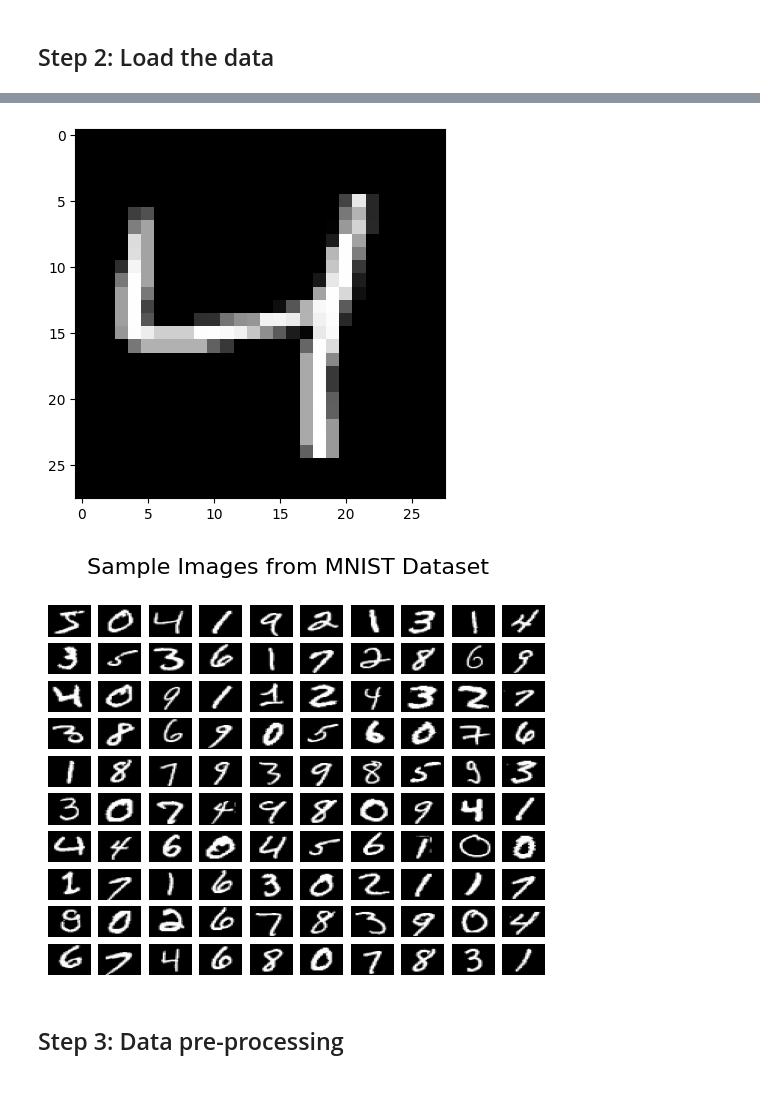
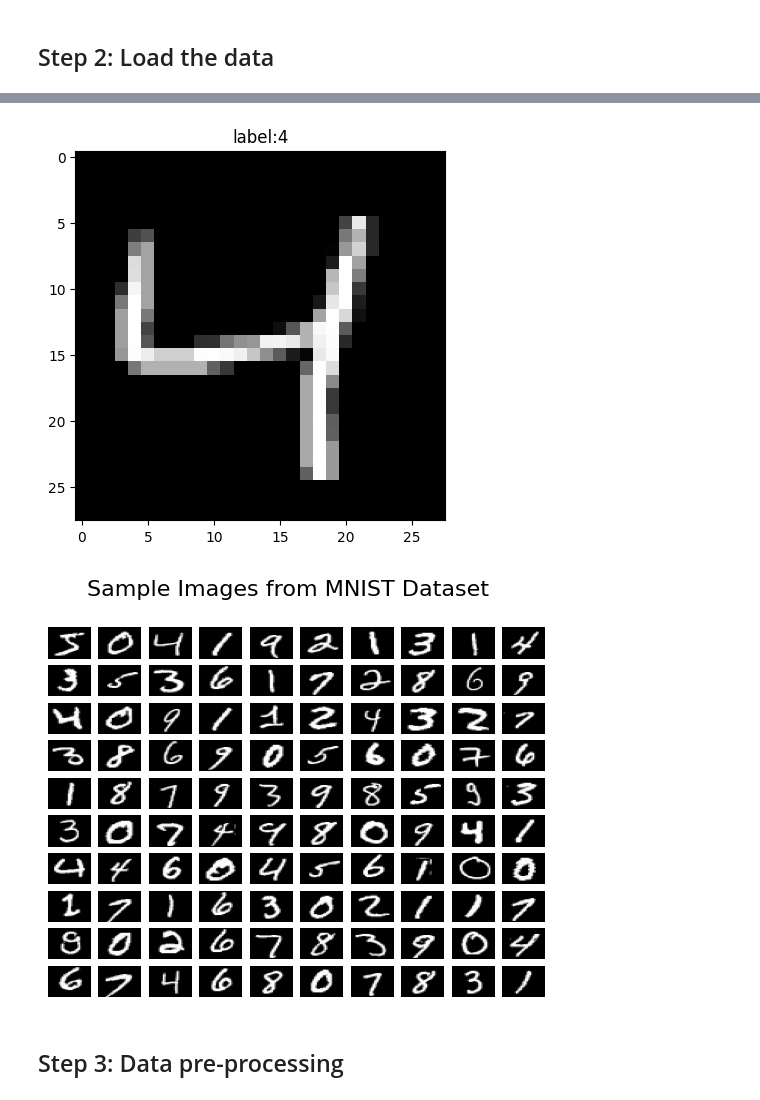
Before and after one commit to Abbhiraami/ML_AI_masters, a Jupyter notebook: practice_books/nn_prac_1.ipynb, the cells around one changed output, grey strips where cells are left out. Drawn from its saved outputs; the diff is of its cells as text; code cells hidden in the pictures.

```diff
--- a/practice_books/nn_prac_1.ipynb
+++ b/practice_books/nn_prac_1.ipynb
@@ -42,19 +44,21 @@ y_train.shape=(60000,)
 y_test.shape=(10000,)
 # %%
 ## Visaulize the data
-plt.imshow(X_train[2],cmap='gray')
+plt.imshow(X_train[2],cmap='gray',label=y_train[2])
+plt.title(f"label:{y_train[2].argmax(axis=0)}")
 plt.show()
 fig, ax = plt.subplots(10, 10)
 k = 0
 for i in range(10):
     for j in range(10):
         ax[i][j].imshow(X_train[k].reshape(28, 28), aspect='auto', cmap='gray')
         ax[i][j].axis('off')  # Hide axes for better visualization
+
         k += 1
 plt.suptitle("Sample Images from MNIST Dataset", fontsize=16)
 plt.show()
 # %% [output]
-[figure, old version]
+[figure, new version]
 [figure]
 # %% [markdown]
 ## Step 3: Data pre-processing
```
Also changed, not shown: parts of 6 cells of this notebook.
